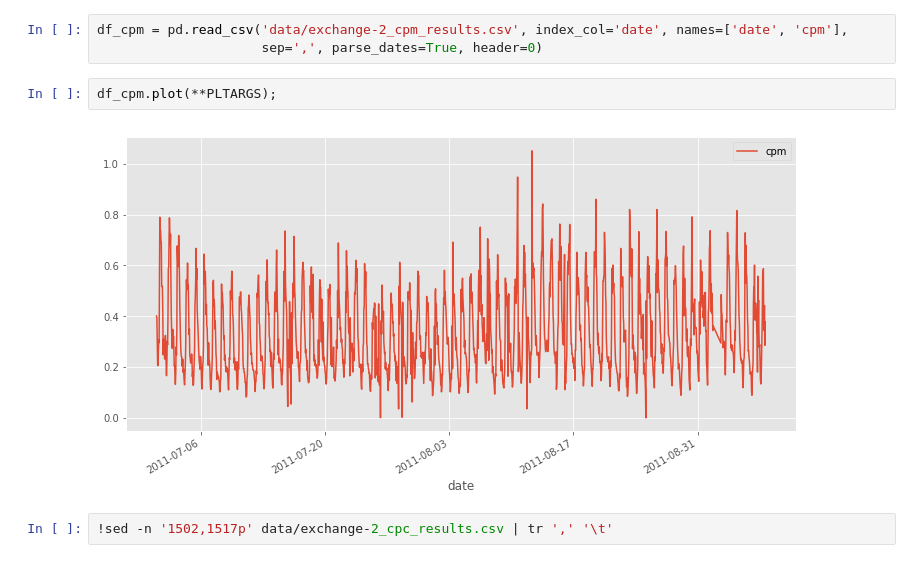
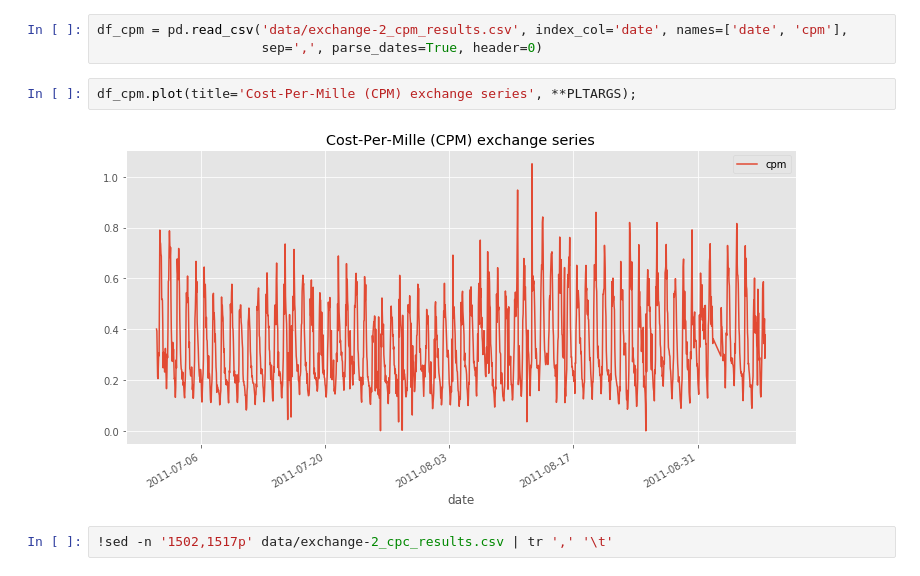
Before and after one commit to sebastianmarkow/blog-appendix, a Jupyter notebook: outlier-detection-rpca/time-series-anomaly-detection-via-rpca.ipynb, the cells around one changed output. Drawn from its saved outputs; the diff is of its cells as text.

```diff
--- a/outlier-detection-rpca/time-series-anomaly-detection-via-rpca.ipynb
+++ b/outlier-detection-rpca/time-series-anomaly-detection-via-rpca.ipynb
@@ -171,9 +171,9 @@ timestamp       value
 df_cpm = pd.read_csv('data/exchange-2_cpm_results.csv', index_col='date', names=['date', 'cpm'],
                      sep=',', parse_dates=True, header=0)
 # %%
-df_cpm.plot(**PLTARGS);
+df_cpm.plot(title='Cost-Per-Mille (CPM) exchange series', **PLTARGS);
 # %% [output]
-[figure, old version]
+[figure, new version]
 # %%
 !sed -n '1502,1517p' data/exchange-2_cpc_results.csv | tr ',' '\t'
 # %% [output]
```
Also changed, not shown: parts of 14 cells of this notebook, 10 other files.
